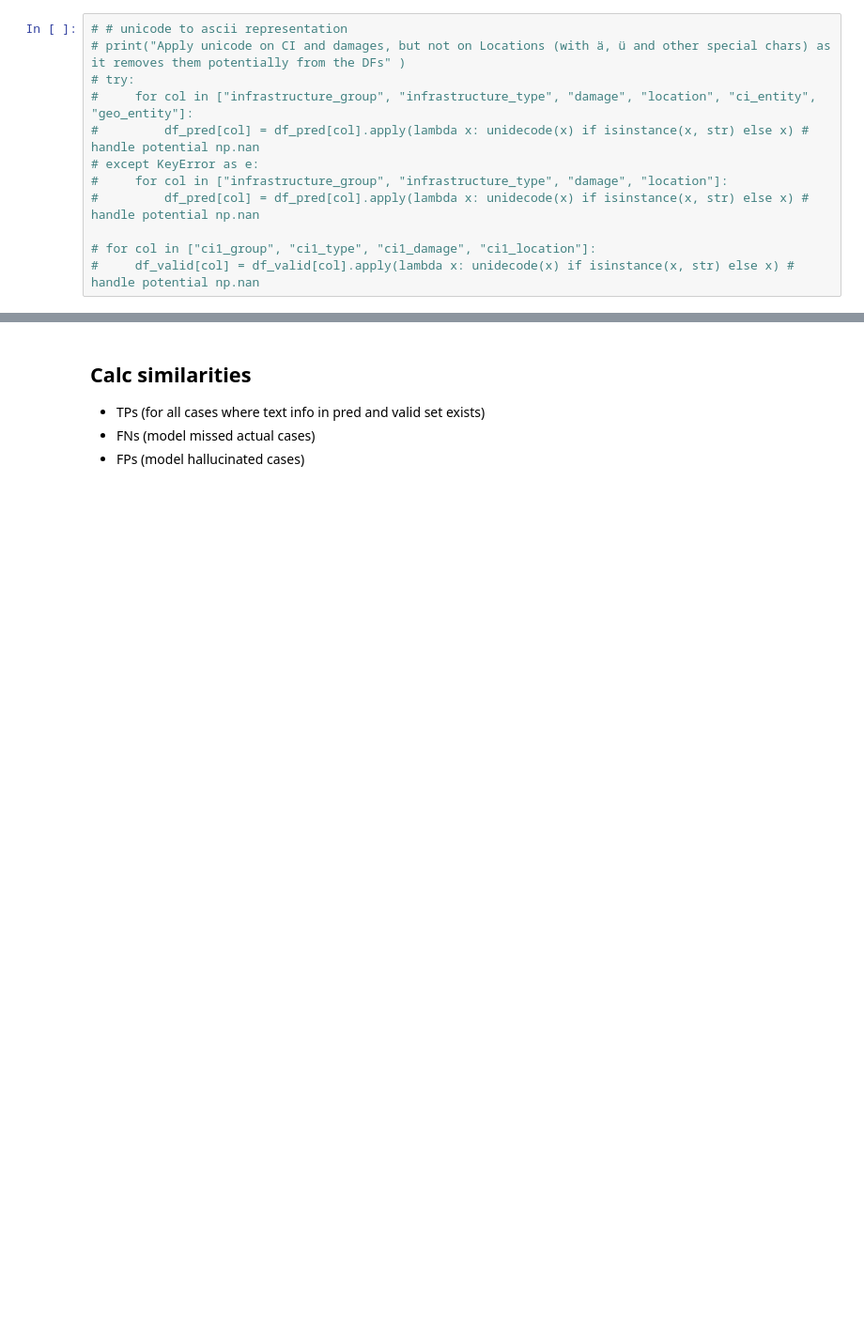
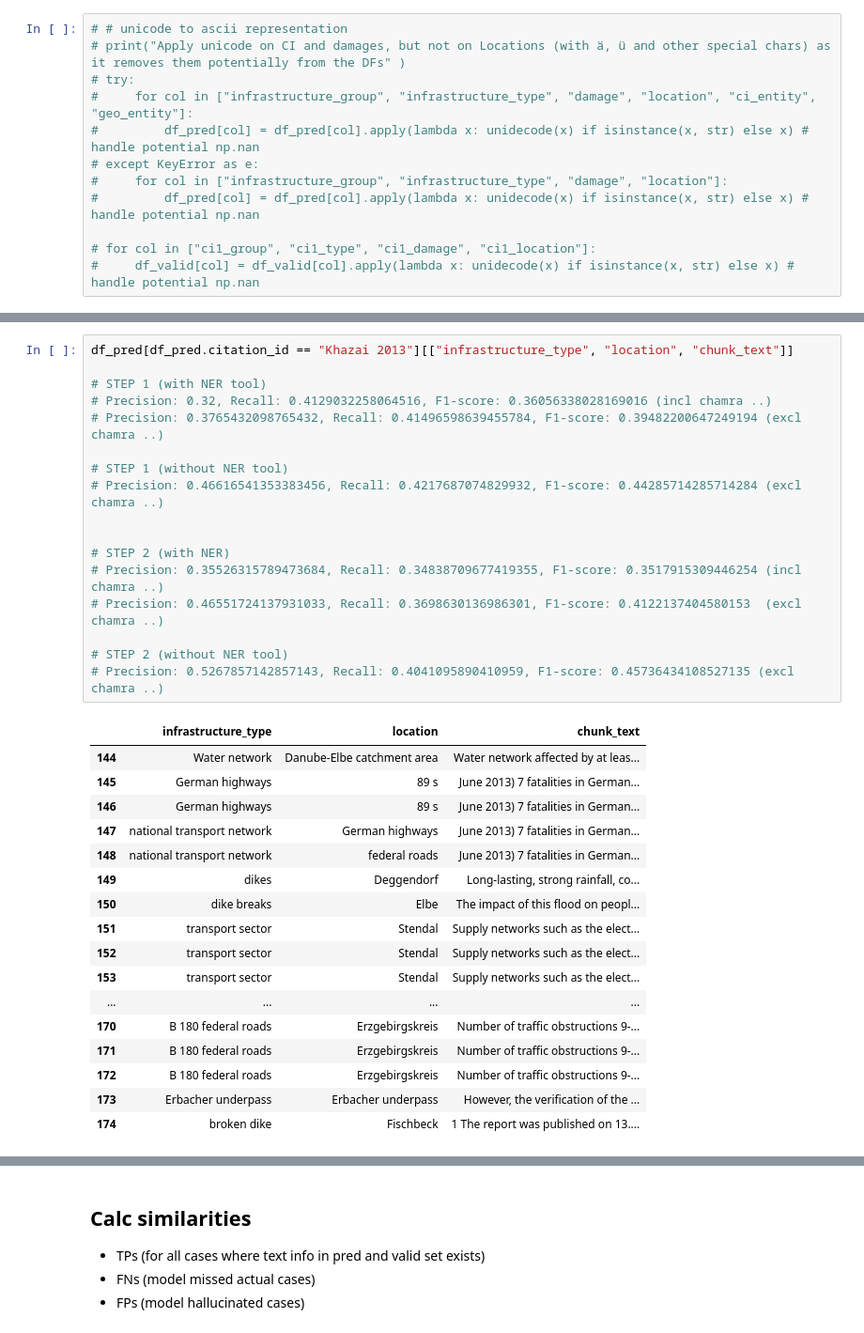
Before and after one commit to SWN-group-at-TU-Berlin/CI-impacts-information-retrieval, a Jupyter notebook: notebooks/llm_evaluation.ipynb, the cells around one changed output, grey strips where cells are left out. Shown at 94% size. Cells and saved outputs as stored; diff of their text form; blank space fills up the shorter version.

```diff
--- a/notebooks/llm_evaluation.ipynb
+++ b/notebooks/llm_evaluation.ipynb
@@ -630,0 +1360,35 @@ memory usage: 4.4+ KB
+# %%
+df_pred[df_pred.citation_id == "Khazai 2013"][["infrastructure_type", "location", "chunk_text"]]
+
+# STEP 1 (with NER tool)
+# Precision: 0.32, Recall: 0.4129032258064516, F1-score: 0.36056338028169016 (incl chamra ..)
+# Precision: 0.3765432098765432, Recall: 0.41496598639455784, F1-score: 0.39482200647249194 (excl chamra ..)
+
+# STEP 1 (without NER tool)
+# Precision: 0.46616541353383456, Recall: 0.4217687074829932, F1-score: 0.44285714285714284 (excl chamra ..)
+
+
+# STEP 2 (with NER)
+# Precision: 0.35526315789473684, Recall: 0.34838709677419355, F1-score: 0.3517915309446254 (incl chamra ..)
+# Precision: 0.46551724137931033, Recall: 0.3698630136986301, F1-score: 0.4122137404580153  (excl chamra ..)
+
+# STEP 2 (without NER tool)
+# Precision: 0.5267857142857143, Recall: 0.4041095890410959, F1-score: 0.45736434108527135 (excl chamra ..)
+# %% [output]
+|  | infrastructure_type | location | chunk_text |
+| 144 | Water network | Danube-Elbe catchment area | Water network affected by at leas... |
+| 145 | German highways | 89 s | June 2013) 7 fatalities in German... |
+| 146 | German highways | 89 s | June 2013) 7 fatalities in German... |
+| 147 | national transport network | German highways | June 2013) 7 fatalities in German... |
+| 148 | national transport network | federal roads | June 2013) 7 fatalities in German... |
+| 149 | dikes | Deggendorf | Long-lasting, strong rainfall, co... |
+| 150 | dike breaks | Elbe | The impact of this flood on peopl... |
+| 151 | transport sector | Stendal | Supply networks such as the elect... |
+| 152 | transport sector | Stendal | Supply networks such as the elect... |
+| 153 | transport sector | Stendal | Supply networks such as the elect... |
+| ... | ... | ... | ... |
+| 170 | B 180 federal roads | Erzgebirgskreis | Number of traffic obstructions 9-... |
+| 171 | B 180 federal roads | Erzgebirgskreis | Number of traffic obstructions 9-... |
+| 172 | B 180 federal roads | Erzgebirgskreis | Number of traffic obstructions 9-... |
+| 173 | Erbacher underpass | Erbacher underpass | However, the verification of the ... |
+| 174 | broken dike | Fischbeck | 1 The report was published on 13.... |
```
Also changed, not shown: parts of 169 cells of this notebook.
